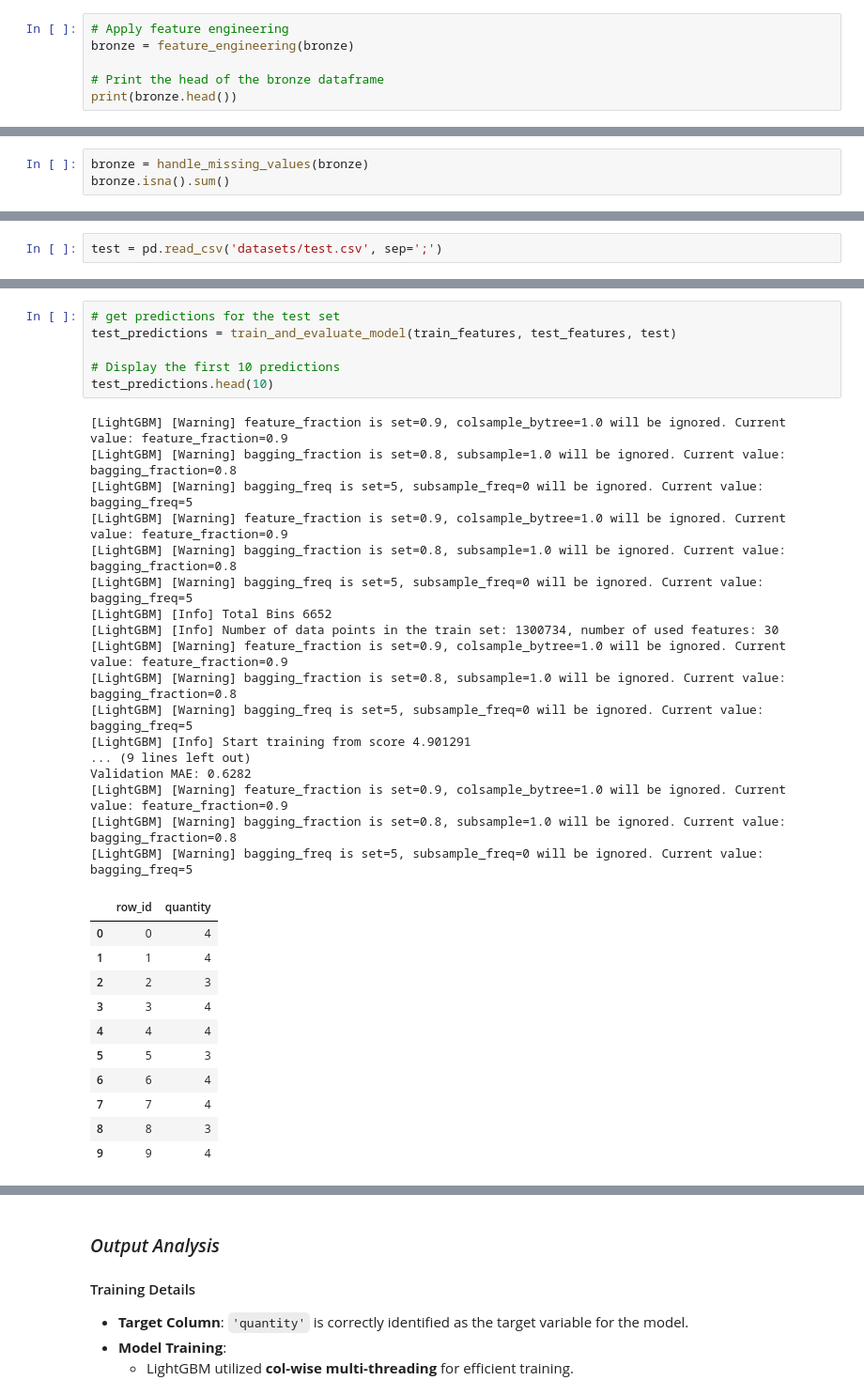
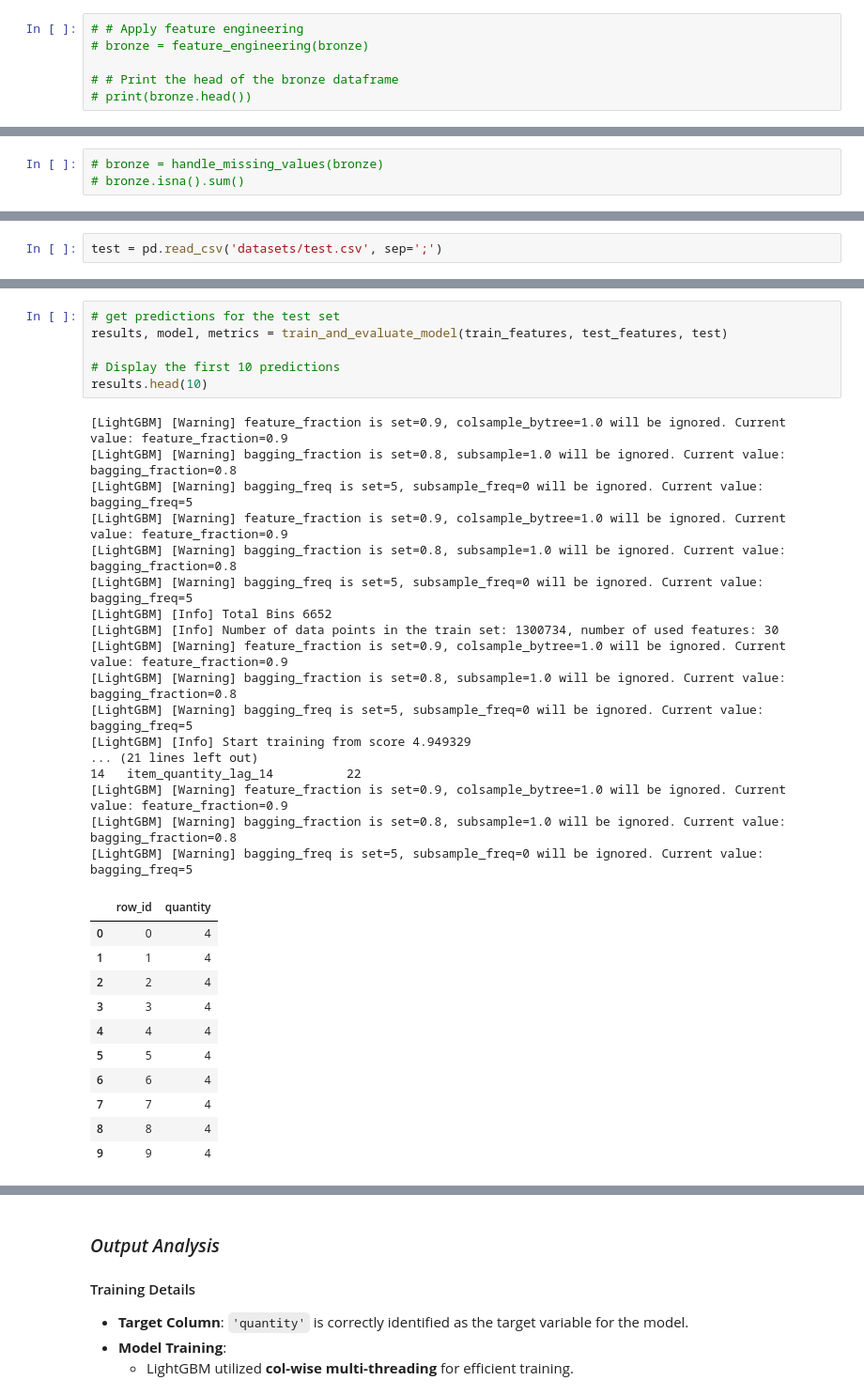
Before and after one commit to reagan-adajo/Capstone_Project, a Jupyter notebook: Gold-edit.ipynb, the cells around one changed output, grey strips where cells are left out. Shown at 94% size. Drawn from its saved outputs; the diff is of its cells as text.

```diff
--- a/Gold-edit.ipynb
+++ b/Gold-edit.ipynb
@@ -837,6 +832,6 @@ def feature_engineering(bronze):
 # %%
-# Apply feature engineering
-bronze = feature_engineering(bronze)
+# # Apply feature engineering
+# bronze = feature_engineering(bronze)
 
-# Print the head of the bronze dataframe
-print(bronze.head())
+# # Print the head of the bronze dataframe
+# print(bronze.head())
@@ -888,3 +865,3 @@ def handle_missing_values(bronze):
 # %%
-bronze = handle_missing_values(bronze)
-bronze.isna().sum()
+# bronze = handle_missing_values(bronze)
+# bronze.isna().sum()
@@ -1344,35 +1366,35 @@ def train_and_evaluate_model(
 # %%
 # get predictions for the test set
-test_predictions = train_and_evaluate_model(train_features, test_features, test)
+results, model, metrics = train_and_evaluate_model(train_features, test_features, test)
 
 # Display the first 10 predictions
-test_predictions.head(10)
+results.head(10)
 # %% [output]
 [LightGBM] [Warning] feature_fraction is set=0.9, colsample_bytree=1.0 will be ignored. Current value: feature_fraction=0.9
 [LightGBM] [Warning] bagging_fraction is set=0.8, subsample=1.0 will be ignored. Current value: bagging_fraction=0.8
 [LightGBM] [Warning] bagging_freq is set=5, subsample_freq=0 will be ignored. Current value: bagging_freq=5
 [LightGBM] [Warning] feature_fraction is set=0.9, colsample_bytree=1.0 will be ignored. Current value: feature_fraction=0.9
 [LightGBM] [Warning] bagging_fraction is set=0.8, subsample=1.0 will be ignored. Current value: bagging_fraction=0.8
 [LightGBM] [Warning] bagging_freq is set=5, subsample_freq=0 will be ignored. Current value: bagging_freq=5
 [LightGBM] [Info] Total Bins 6652
 [LightGBM] [Info] Number of data points in the train set: 1300734, number of used features: 30
 [LightGBM] [Warning] feature_fraction is set=0.9, colsample_bytree=1.0 will be ignored. Current value: feature_fraction=0.9
 [LightGBM] [Warning] bagging_fraction is set=0.8, subsample=1.0 will be ignored. Current value: bagging_fraction=0.8
 [LightGBM] [Warning] bagging_freq is set=5, subsample_freq=0 will be ignored. Current value: bagging_freq=5
-[LightGBM] [Info] Start training from score 4.901291
-... (9 lines left out)
-Validation MAE: 0.6282
+[LightGBM] [Info] Start training from score 4.949329
+... (21 lines left out)
+14   item_quantity_lag_14          22
 [LightGBM] [Warning] feature_fraction is set=0.9, colsample_bytree=1.0 will be ignored. Current value: feature_fraction=0.9
 [LightGBM] [Warning] bagging_fraction is set=0.8, subsample=1.0 will be ignored. Current value: bagging_fraction=0.8
 [LightGBM] [Warning] bagging_freq is set=5, subsample_freq=0 will be ignored. Current value: bagging_freq=5
 |  | row_id | quantity |
 | 0 | 0 | 4 |
 | 1 | 1 | 4 |
-| 2 | 2 | 3 |
+| 2 | 2 | 4 |
 | 3 | 3 | 4 |
 | 4 | 4 | 4 |
-| 5 | 5 | 3 |
+| 5 | 5 | 4 |
 | 6 | 6 | 4 |
 | 7 | 7 | 4 |
-| 8 | 8 | 3 |
+| 8 | 8 | 4 |
 | 9 | 9 | 4 |
```
Also changed, not shown: parts of 18 cells of this notebook.
